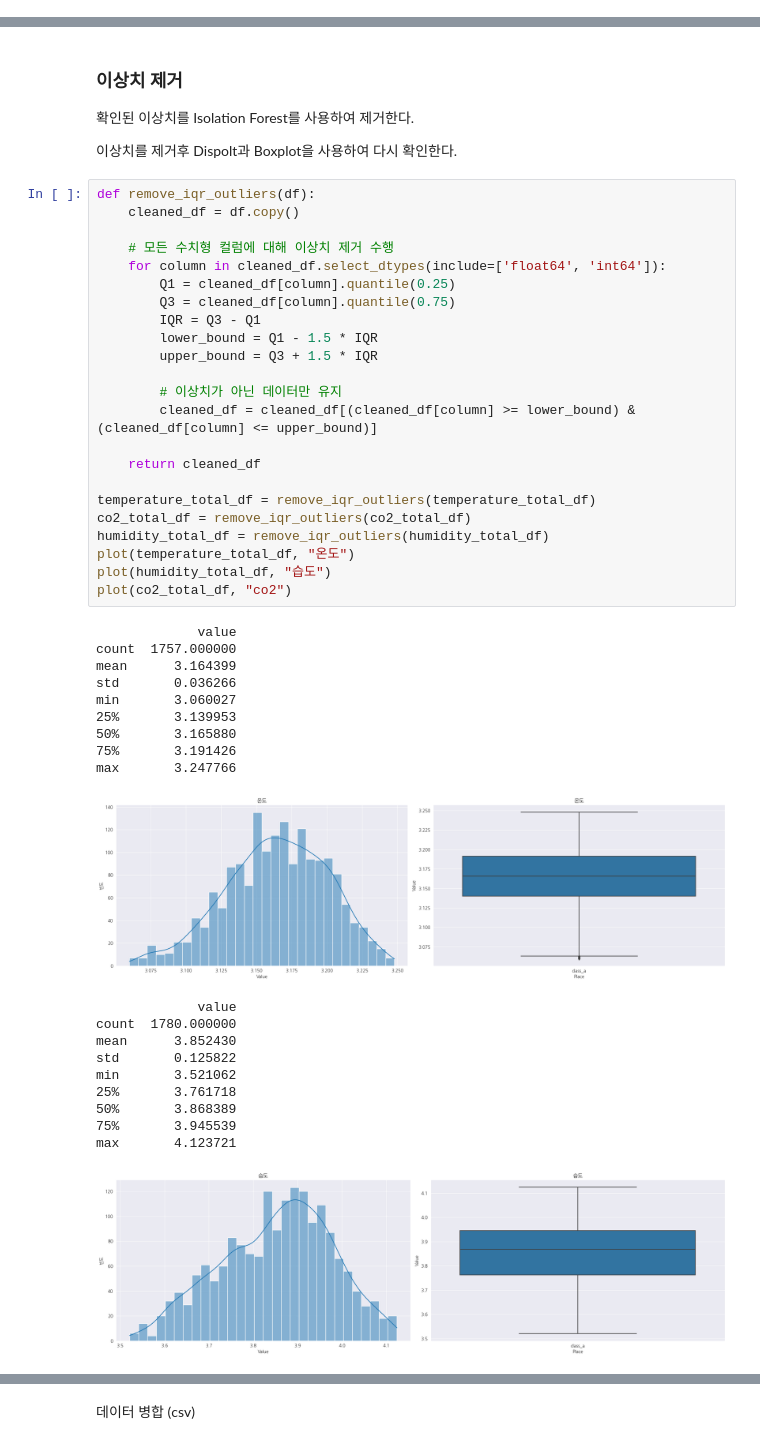
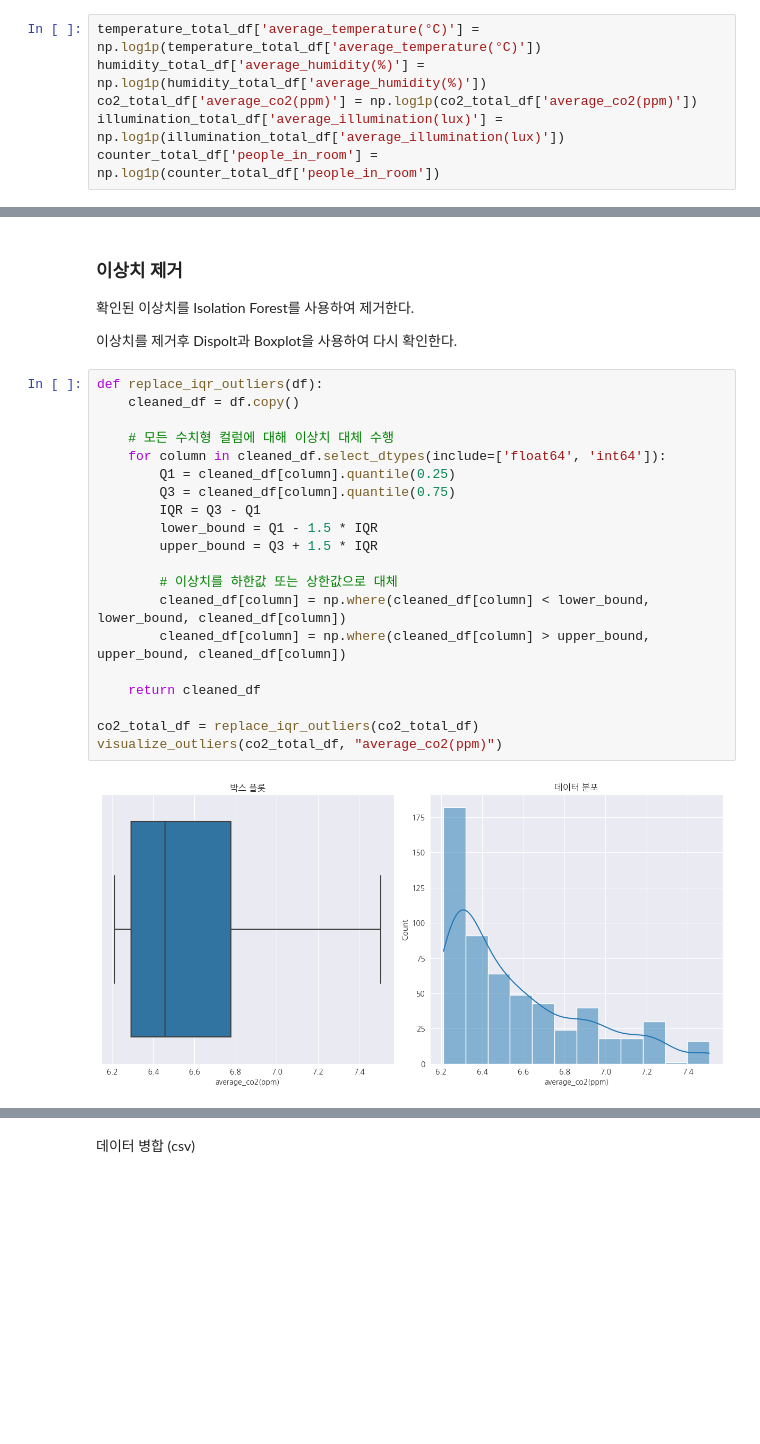
Before and after one commit to Maru375/smoothing_ml2, a Jupyter notebook: 데이터 수집 및 병합.ipynb, the cells around one changed output, grey strips where cells are left out. Drawn from its saved outputs; the diff is of its cells as text; blank space fills up the shorter version.

```diff
--- a/데이터 수집 및 병합.ipynb
+++ b/데이터 수집 및 병합.ipynb
@@ -590,3 +582,9 @@ print(counter_total_df.head(2), "\n")
+# %%
+temperature_total_df['average_temperature(°C)'] = np.log1p(temperature_total_df['average_temperature(°C)'])
+humidity_total_df['average_humidity(%)'] = np.log1p(humidity_total_df['average_humidity(%)'])
+co2_total_df['average_co2(ppm)'] = np.log1p(co2_total_df['average_co2(ppm)'])
+illumination_total_df['average_illumination(lux)'] = np.log1p(illumination_total_df['average_illumination(lux)'])
+counter_total_df['people_in_room'] = np.log1p(counter_total_df['people_in_room'])
 # %% [markdown]
 ### 이상치 확인
 Displot과 Boxplot을 사용하여 이상치를 확인한다.
@@ -669,46 +606,24 @@ max       4.330733
 
 이상치를 제거후 Dispolt과 Boxplot을 사용하여 다시 확인한다.
 # %%
-def remove_iqr_outliers(df):
+def replace_iqr_outliers(df):
     cleaned_df = df.copy()
 
-    # 모든 수치형 컬럼에 대해 이상치 제거 수행
+    # 모든 수치형 컬럼에 대해 이상치 대체 수행
     for column in cleaned_df.select_dtypes(include=['float64', 'int64']):
         Q1 = cleaned_df[column].quantile(0.25)
         Q3 = cleaned_df[column].quantile(0.75)
         IQR = Q3 - Q1
         lower_bound = Q1 - 1.5 * IQR
         upper_bound = Q3 + 1.5 * IQR
 
-        # 이상치가 아닌 데이터만 유지
-        cleaned_df = cleaned_df[(cleaned_df[column] >= lower_bound) & (cleaned_df[column] <= upper_bound)]
+        # 이상치를 하한값 또는 상한값으로 대체
+        cleaned_df[column] = np.where(cleaned_df[column] < lower_bound, lower_bound, cleaned_df[column])
+        cleaned_df[column] = np.where(cleaned_df[column] > upper_bound, upper_bound, cleaned_df[column])
 
     return cleaned_df
 
-temperature_total_df = remove_iqr_outliers(temperature_total_df)
-co2_total_df = remove_iqr_outliers(co2_total_df)
-humidity_total_df = remove_iqr_outliers(humidity_total_df)
-plot(temperature_total_df, "온도")
-plot(humidity_total_df, "습도")
-plot(co2_total_df, "co2")
+co2_total_df = replace_iqr_outliers(co2_total_df)
+visualize_outliers(co2_total_df, "average_co2(ppm)")
 # %% [output]
-             value
-count  1757.000000
-mean      3.164399
-std       0.036266
-min       3.060027
-25%       3.139953
-50%       3.165880
-75%       3.191426
-max       3.247766
-[figure, old version]
+[figure, new version]
-             value
-count  1780.000000
-mean      3.852430
-std       0.125822
-min       3.521062
-25%       3.761718
-50%       3.868389
-75%       3.945539
-max       4.123721
-[figure, removed]
```
Also changed, not shown: parts of 16 cells of this notebook, 8 other files.
